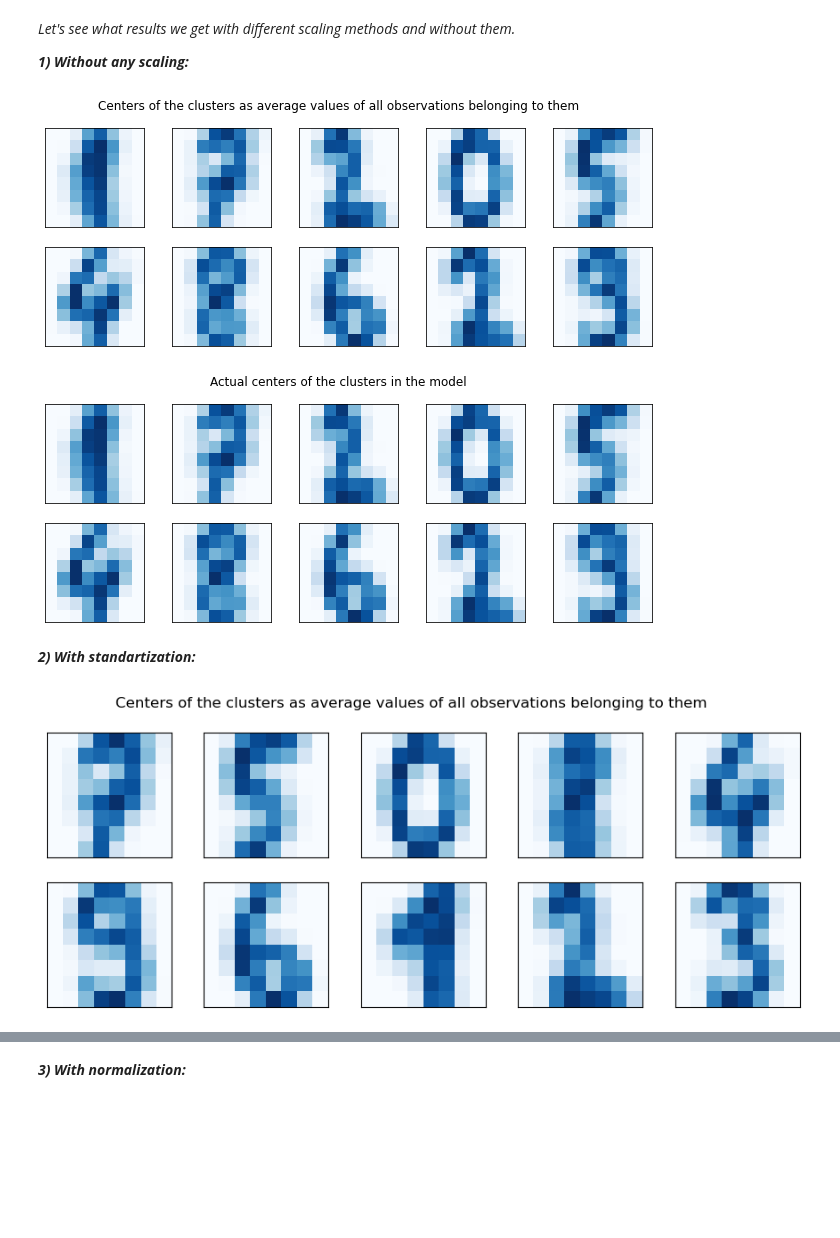
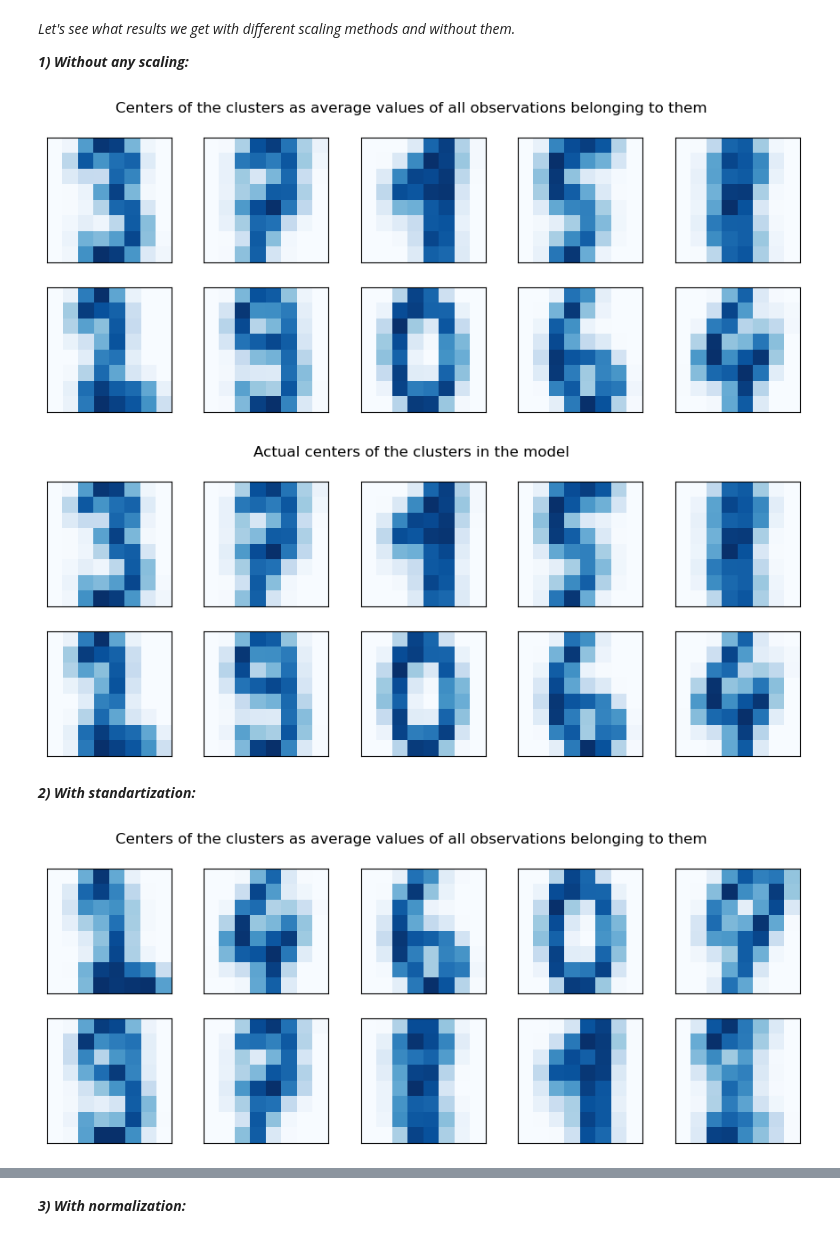
Before and after one commit to kesepkina/RS-ML-Cross-Check-1, a Jupyter notebook: 8_Clustering.ipynb, the cells around one changed output, grey strips where cells are left out. Cells and saved outputs as stored; diff of their text form; code cells hidden in the pictures; blank space fills up the shorter version.

Commit message:
Custom K-Means bugs fixed and task 3 done

```diff
--- a/8_Clustering.ipynb
+++ b/8_Clustering.ipynb
@@ -84,7 +84,7 @@ class CustomKMeans:
         # <your code>
         distances = []
         for cl_center in cluster_centers:
-            distances_for_cl = np.linalg.norm(X - cl_center, axis=1)
+            distances_for_cl = np.linalg.norm(X - cl_center, axis=1) ** 2
             distances.append(distances_for_cl.tolist())
         distances = np.array(distances).T
         return distances
@@ -110,14 +110,14 @@ class CustomKMeans:
         assert X.shape[0] >= self.n_clusters
         # <your code>
         results = {}
-        for i in range(self.n_init):
+        for _ in range(self.n_init):
             centroids_args = self.random_state.choice(list(range(X.shape[0])), size=self.n_clusters, replace=False)
             centroids = X[centroids_args]
             distances = self.calculate_distances_to_centroids(X, centroids)
-            for i in range(self.max_iter):
+            for _ in range(self.max_iter):
                 centroids = self.update_centroids(X, np.argmin(distances, axis=1))
                 distances = self.calculate_distances_to_centroids(X, centroids)
-            results[np.mean(distances)] = centroids
+            results[np.mean(np.min(distances, axis=1))] = centroids
         self.cluster_centers_ = results[min(results.keys())]
         return self
 
@@ -160,14 +160,15 @@ for cluster in range(10):
     centroids.append((np.mean(X[args], axis=0)).reshape(-1))
 centroids = np.array(centroids)
 # %%
+plt.style.use('default')
 plt.figure(figsize=(11, 4))
 plt.suptitle('Centers of the clusters as average values of all observations belonging to them')
 for i in range(10):
     plt.subplot(2, 5, i + 1)
     plt.imshow(centroids[i].reshape((8, 8)), cmap='Blues')
     plt.tick_params(left=False, bottom=False, labelleft=False, labelbottom=False)
 # %% [output]
-[figure, old version]
+[figure, new version]
 # %%
 plt.figure(figsize=(11, 4))
 plt.suptitle('Actual centers of the clusters in the model')
@@ -176,7 +177,7 @@ for i in range(10):
     plt.imshow(model.cluster_centers_[i].reshape((8, 8)), cmap='Blues')
     plt.tick_params(left=False, bottom=False, labelleft=False, labelbottom=False)
 # %% [output]
-[figure, old version]
+[figure, new version]
 # %% [markdown]
 ***2) With standartization:***
 # %%
@@ -200,7 +201,7 @@ for i in range(10):
     plt.imshow(centroids[i].reshape((8, 8)), cmap='Blues')
     plt.tick_params(left=False, bottom=False, labelleft=False, labelbottom=False)
 # %% [output]
-[figure, old version]
+[figure, new version]
 # %%
 plt.figure(figsize=(11, 4))
 plt.suptitle('Actual centers of the clusters in the model')
```
Also changed, not shown: parts of 32 cells of this notebook.
